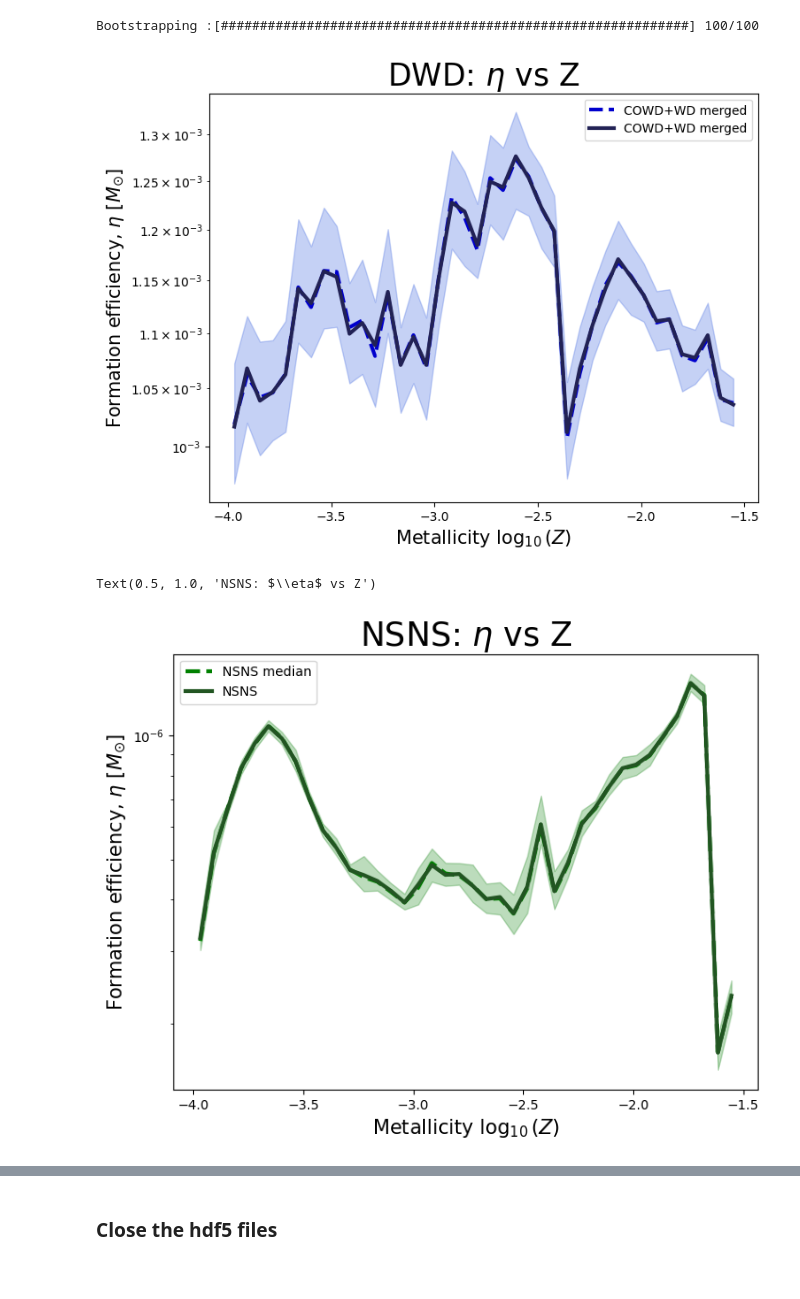
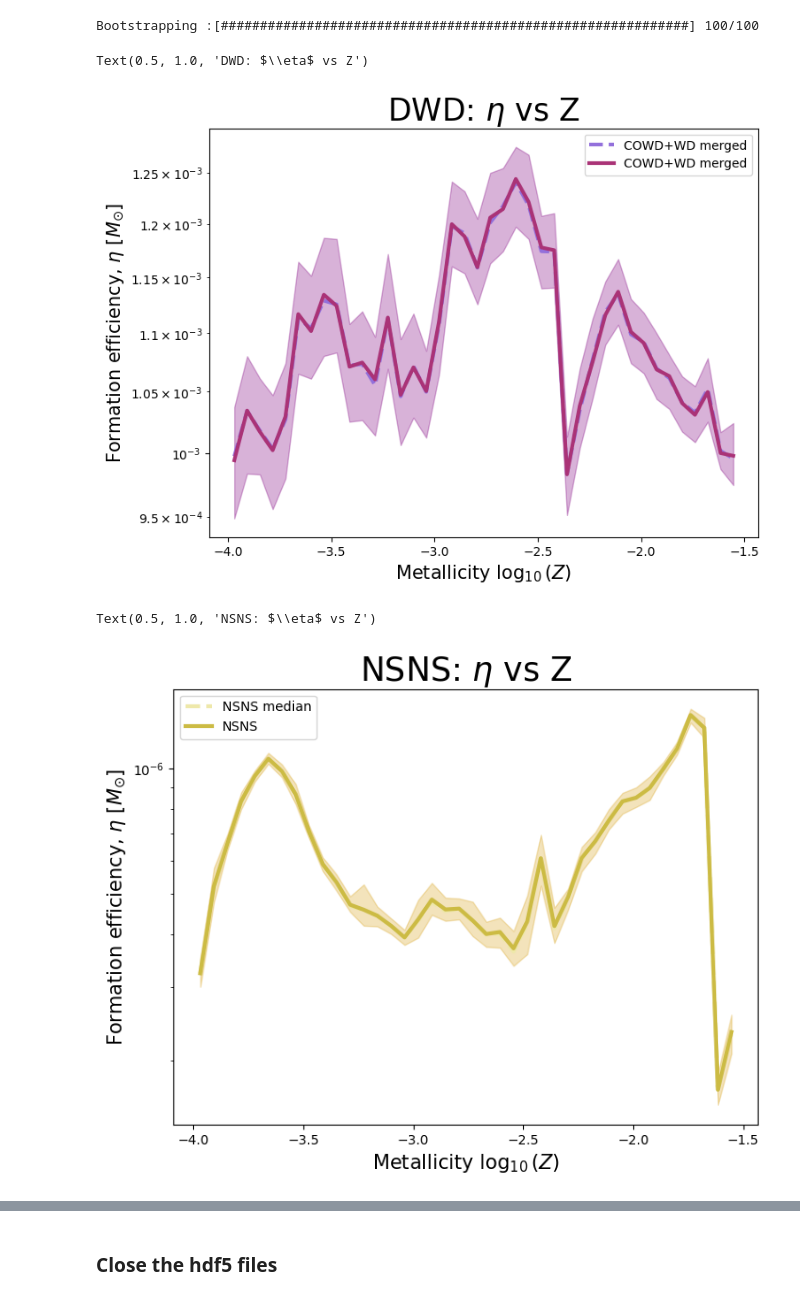
Before and after one commit to melanie-santiago26/research_work, a Jupyter notebook: metals_of_cosmos/code/formation_efficencies.ipynb, the cells around one changed output, grey strips where cells are left out. Cells and saved outputs as stored; diff of their text form; code cells hidden in the pictures.

```diff
--- a/metals_of_cosmos/code/formation_efficencies.ipynb
+++ b/metals_of_cosmos/code/formation_efficencies.ipynb
@@ -87,26 +98,36 @@ DCO_mask_WDWD = Data_WDWD['Rates_mu00.025_muz-0.049_alpha-1.79_sigma01.129_sigma
 
 DATA_SPS_WDWD = Data_WDWD['BSE_System_Parameters']
 # %%
-# merging conditions
-Merges_Hubble_Time_WDopt = Data_WDWD['BSE_Double_Compact_Objects']['Merges_Hubble_Time'][()]
-condition_mergers_WDopt = Merges_Hubble_Time_WDopt == True
+# merges in a Hubble Time
+lifetimes_all_WDWD = DCOs_WDWD['Time'][()]
+lifetimes_DCO_WDWD = lifetimes_all_WDWD[DCO_mask_WDWD]
+
+col_times_all_WDWD = DCOs_WDWD['Coalescence_Time'][()]
+col_times_DCO_WDWD = col_times_all_WDWD[DCO_mask_WDWD]
+
+delay_times_DCO_WDWD = lifetimes_DCO_WDWD + col_times_DCO_WDWD
+condition_mergers_WDopt = delay_times_DCO_WDWD < 14100
 
 stellar_types_all_1_WD_opt = DCOs_WDWD['Stellar_Type(1)'][()]
-stellar_types_1_merged_WDopt = stellar_types_all_1_WD_opt[DCO_mask_WDWD*condition_mergers_WDopt]
+stellar_types_DCO_1_WD_opt = stellar_types_all_1_WD_opt[DCO_mask_WDWD]
+stellar_types_1_merged_WDopt = stellar_types_DCO_1_WD_opt[condition_mergers_WDopt]
 
 stellar_types_all_2_WDopt = DCOs_WDWD['Stellar_Type(2)'][()]
-stellar_types_2_merged_WDopt = stellar_types_all_2_WDopt[DCO_mask_WDWD*condition_mergers_WDopt]
+stellar_types_DCO_2_WDopt = stellar_types_all_2_WDopt[DCO_mask_WDWD]
+stellar_types_2_merged_WDopt = stellar_types_DCO_2_WDopt[condition_mergers_WDopt]
 
 # BWD bool with at least one COWD
 HeWD_bool_WDWD,COWD_bool_WDWD,ONeWD_bool_WDWD,HeCOWD_bool_WDWD,HeONeWD_bool_WDWD,COHeWD_bool_WDWD,COONeWD_bool_WDWD,ONeHeWD_bool_WDWD,ONeCOWD_bool_WDWD = useful_fncs.WD_BINARY_BOOLS(stellar_types_1_merged_WDopt, stellar_types_2_merged_WDopt)
 carbon_oxygen_bool_WDWD_merged_WDopt = np.logical_or(ONeCOWD_bool_WDWD,np.logical_or(COONeWD_bool_WDWD,np.logical_or(COHeWD_bool_WDWD,np.logical_or(COWD_bool_WDWD,HeCOWD_bool_WDWD))))
 
 mixture_weights_all_WDopt = DCOs_WDWD['mixture_weight'][()]
-mixtrue_weights_merged_WDopt = mixture_weights_all_WDopt[DCO_mask_WDWD*condition_mergers_WDopt]
+mixture_weights_DCO_WDopt = mixture_weights_all_WDopt[DCO_mask_WDWD]
+mixtrue_weights_merged_WDopt = mixture_weights_DCO_WDopt[condition_mergers_WDopt]
 mixture_weights_merged_COWD_WDopt = mixtrue_weights_merged_WDopt[carbon_oxygen_bool_WDWD_merged_WDopt]
 
 Metallicity_DCO_WDopt = DCOs_WDWD['Metallicity@ZAMS(1)'][()]
-metallicity_merged_WDopt = Metallicity_DCO_WDopt[DCO_mask_WDWD*condition_mergers_WDopt]
+Metallicity_DCO_masked_WDopt = Metallicity_DCO_WDopt[DCO_mask_WDWD]
+metallicity_merged_WDopt = Metallicity_DCO_masked_WDopt[condition_mergers_WDopt]
 metallicity_merged_COWD_WDopt = metallicity_merged_WDopt[carbon_oxygen_bool_WDWD_merged_WDopt]
 # %% [markdown]
 ### Calculating the average star forming mass per binary
@@ -192,7 +213,8 @@ formation_efficiencies_COWD_WDopt = mixture_weights_merged_COWD_WDopt/total_mass
 # %%
 fig, axs = plt.subplots(1,2, figsize=(15, 5))
 
-cset = tc.pale
+cset_br = tc.bright
+
 
 ### NSNS optimized
 # NSNS
@@ -203,7 +225,7 @@ bin_centers = (bin_edges[0:-1] + bin_edges[1:])/2
 normalization = np.sum(formation_efficiencies_NSNS)
 
 # plotting
-axs[0].plot(bin_centers, hist*normalization, color = cset.pale_green, lw=3, label='NSNS merged')
+axs[0].plot(bin_centers, hist*normalization, color = cset_br.purple, lw=3, label='NSNS merged')
 
 
 ### WDWD optimized
@@ -214,7 +236,7 @@ bin_centers_COWD_WDopt = (bin_edges_COWD_WDopt[0:-1] + bin_edges_COWD_WDopt[1:])
 normalization_COWD_WDopt = np.sum(formation_efficiencies_COWD_WDopt)
 
 # plotting
-axs[1].plot(bin_centers_COWD_WDopt, hist_COWD_WDopt*normalization_COWD_WDopt,color=cset.pale_blue, lw=3, label='COWD+WD merged')
+axs[1].plot(bin_centers_COWD_WDopt, hist_COWD_WDopt*normalization_COWD_WDopt,color=cset_br.yellow, lw=3, label='COWD+WD merged')
 
 
 axs[0].set_yscale('log')
@@ -305,32 +327,33 @@ Bootstrapping :[############################################################] 10
 # %%
 # plotting formation efficencies
 
 fig, axs = plt.subplots(1,1, figsize=(8, 6))
 cset = tc.dark
 
 hist_COWD_WDopt, bin_edges_COWD_WDopt = np.histogram(np.log10(metallicity_merged_COWD_WDopt), weights=formation_efficiencies_COWD_WDopt, bins=40, density=True)
 
 bin_centers_COWD_WDopt = (bin_edges_COWD_WDopt[0:-1] + bin_edges_COWD_WDopt[1:])/2
 normalization_COWD_WDopt = np.sum(formation_efficiencies_COWD_WDopt)
 
 # plotting
-axs.fill_between(bin_centers_COWD_WDopt, percentiles_WDWD[0], percentiles_WDWD[2], alpha = 0.3, color = 'royalblue')
-axs.plot(bin_centers_COWD_WDopt, percentiles_WDWD[1], color='mediumblue', lw=3, ls='--', label='COWD+WD merged')
-axs.plot(bin_centers_COWD_WDopt, hist_COWD_WDopt*normalization_COWD_WDopt,color=cset.dark_blue, lw=3, label='COWD+WD merged')
+axs.fill_between(bin_centers_COWD_WDopt, percentiles_WDWD[0], percentiles_WDWD[2], alpha = 0.3, color = 'purple')
+axs.plot(bin_centers_COWD_WDopt, percentiles_WDWD[1], color='mediumpurple', lw=3, ls='--', label='COWD+WD merged')
+axs.plot(bin_centers_COWD_WDopt, hist_COWD_WDopt*normalization_COWD_WDopt,color=cset_br.purple, lw=3, label='COWD+WD merged')
 
 
 axs.set_yscale('log')
 # plt.ylim(10**-6, 10**-3.5)
 
 axs.set_ylabel(r'Formation efficiency, $\eta \ [M_{\odot}]$', fontsize=15)
 axs.set_xlabel(r'Metallicity $\log_{10}(Z)$', fontsize=15)
 axs.legend()
 axs.set_title(r"DWD: $\eta$ vs Z", fontsize=25)
 
 # # save figure:
 # plt.savefig("../figures/formation_efficiencies_DWD.png",bbox_inches='tight',pad_inches=0.1)
 # %% [output]
+Text(0.5, 1.0, 'DWD: $\\eta$ vs Z')
-[figure, old version]
+[figure, new version]
 # %%
 # plotting formation efficencies
 # NSNS
@@ -344,9 +367,9 @@ bin_centers = (bin_edges[0:-1] + bin_edges[1:])/2
 normalization = np.sum(formation_efficiencies_NSNS)
 
 # plotting
-axs.fill_between(bin_centers, percentiles_NSNS[0], percentiles_NSNS[2], alpha = 0.3, color = 'forestgreen')
-axs.plot(bin_centers, percentiles_NSNS[1], color='green', lw=3, ls='--', label='NSNS median')
-axs.plot(bin_centers, hist*normalization, color = cset.dark_green, lw=3, label='NSNS')
+axs.fill_between(bin_centers, percentiles_NSNS[0], percentiles_NSNS[2], alpha = 0.3, color = 'goldenrod')
+axs.plot(bin_centers, percentiles_NSNS[1], color='palegoldenrod', lw=3, ls='--', label='NSNS median')
+axs.plot(bin_centers, hist*normalization, color = cset_br.yellow, lw=3, label='NSNS')
 
 
 axs.set_yscale('log')
@@ -361,7 +384,7 @@ axs.set_title(r"NSNS: $\eta$ vs Z", fontsize=25)
 # plt.savefig("../figures/formation_efficiencies_NSNS.png",bbox_inches='tight',pad_inches=0.1)
 # %% [output]
 Text(0.5, 1.0, 'NSNS: $\\eta$ vs Z')
-[figure, old version]
+[figure, new version]
 # %%
 fig, axs = plt.subplots(1,2, figsize=(15, 5))
 
```
Also changed, not shown: parts of 4 cells of this notebook, 1 other file.
